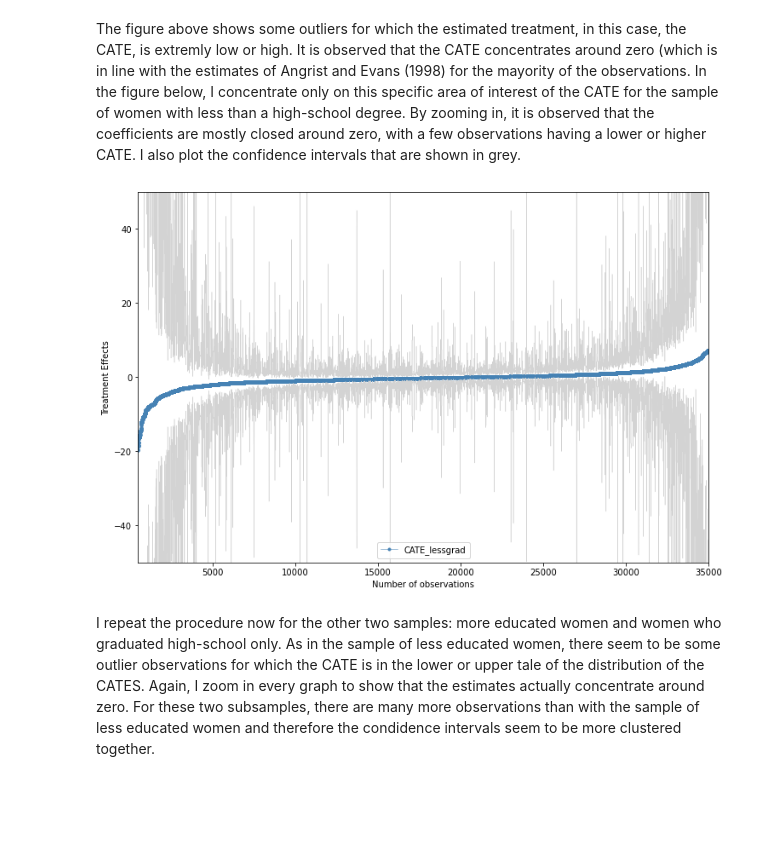
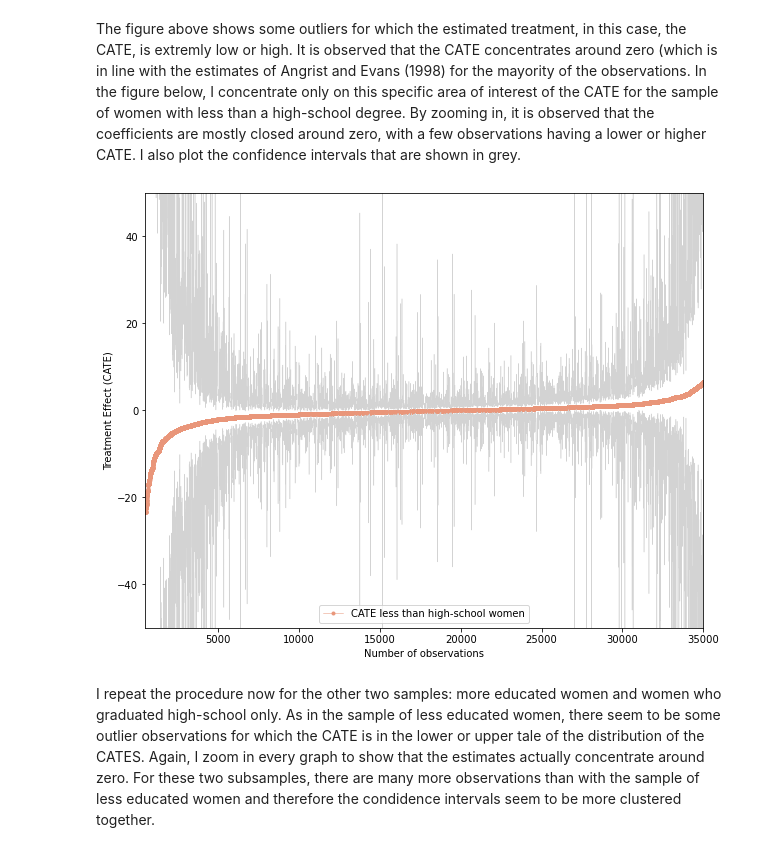
Before and after one commit to carolinalvarez/angrist-and-evans-1998-python, a Jupyter notebook: Angrist_and_Evans_1998.ipynb, the cells around one changed output. Cells and saved outputs as stored; diff of their text form; code cells hidden in the pictures; blank space fills up the shorter version.

```diff
--- a/Angrist_and_Evans_1998.ipynb
+++ b/Angrist_and_Evans_1998.ipynb
@@ -1320,19 +1381,18 @@ ax.legend()
 # %% [markdown]
 The figure above shows some outliers for which the estimated treatment, in this case, the CATE, is extremly low or high. It is observed that the CATE concentrates around zero (which is in line with the estimates of Angrist and Evans (1998) for the mayority of the observations. In the figure below, I concentrate only on this specific area of interest of the CATE for the sample of women with less than a high-school degree. By zooming in, it is observed that the coefficients are mostly closed around zero, with a few observations having a lower or higher CATE. I also plot the confidence intervals that are shown in grey.
 # %%
-fig, ax = plt.subplots(figsize=(12, 8))
-ax.plot(df_te_01['cate'],
-        marker='.', linestyle='-', linewidth=0.5, label='CATE_lessgrad', color='steelblue')
+fig, ax = plt.subplots(figsize=(10, 8))
+ax.plot(df_te_01['cate'], marker='.', linestyle='-', linewidth=0.5, label='CATE less than high-school women', color='darksalmon')
 ax.plot(df_te_01['lb'],linewidth=0.5, color='lightgrey')
 ax.plot(df_te_01['ub'],linewidth=0.5, color='lightgrey')
-ax.set_ylabel('Treatment Effects')
+ax.set_ylabel('Treatment Effect (CATE)')
 ax.set_xlabel('Number of observations')
 ax.legend()
 plt.xlim([500, 35000])
 plt.ylim([-50,50])
 plt.show()
 # %% [output]
-[figure, old version]
+[figure, new version]
 # %% [markdown]
 I repeat the procedure now for the other two samples: more educated women and women who graduated high-school only. As in the sample of less educated women, there seem to be some outlier observations for which the CATE is in the lower or upper tale of the distribution of the CATES. Again, I zoom in every graph to show that the estimates actually concentrate around zero. For these two subsamples, there are many more observations than with the sample of less educated women and therefore the condidence intervals seem to be more clustered together.
 # %%
```
Also changed, not shown: parts of 59 cells of this notebook, 1 other file.
